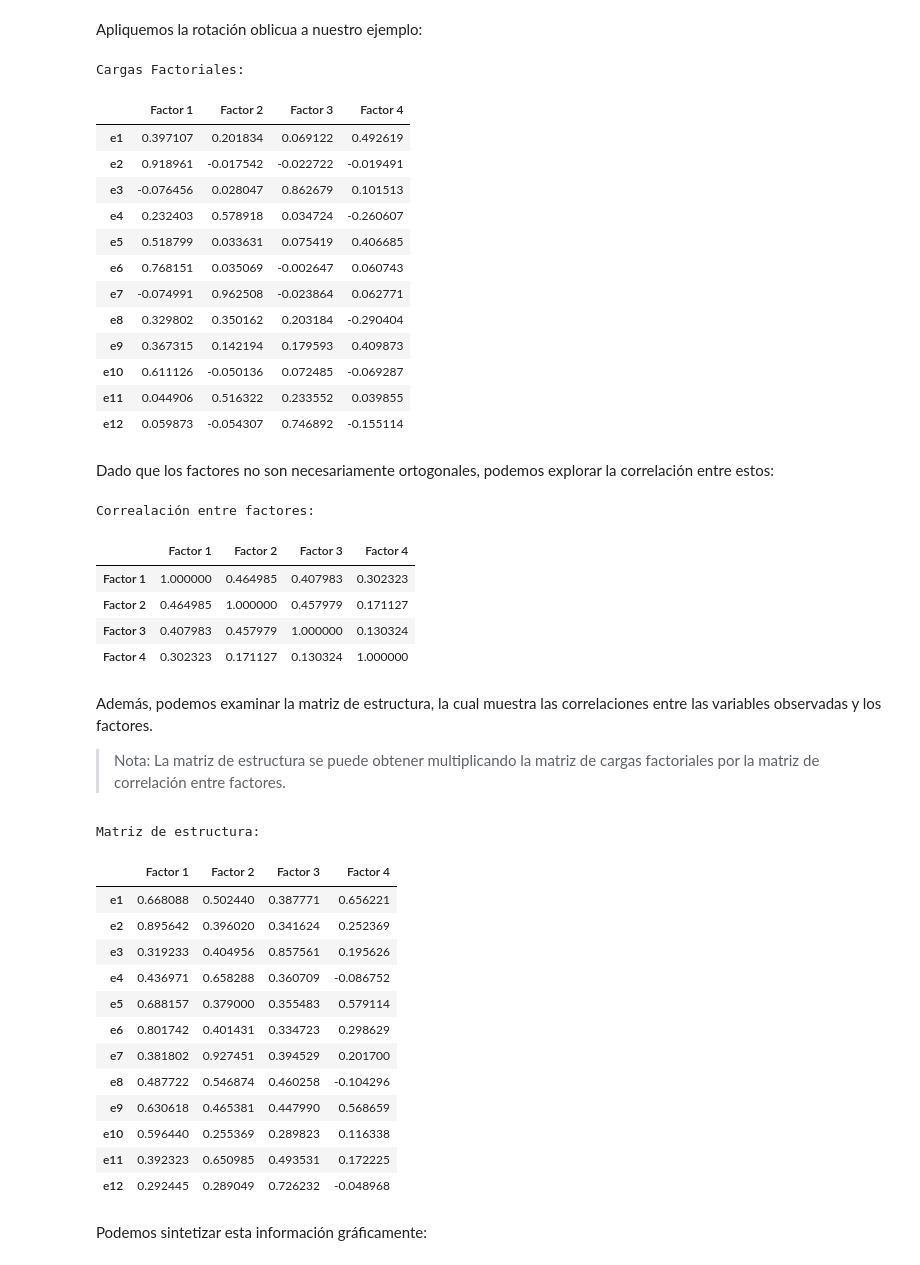
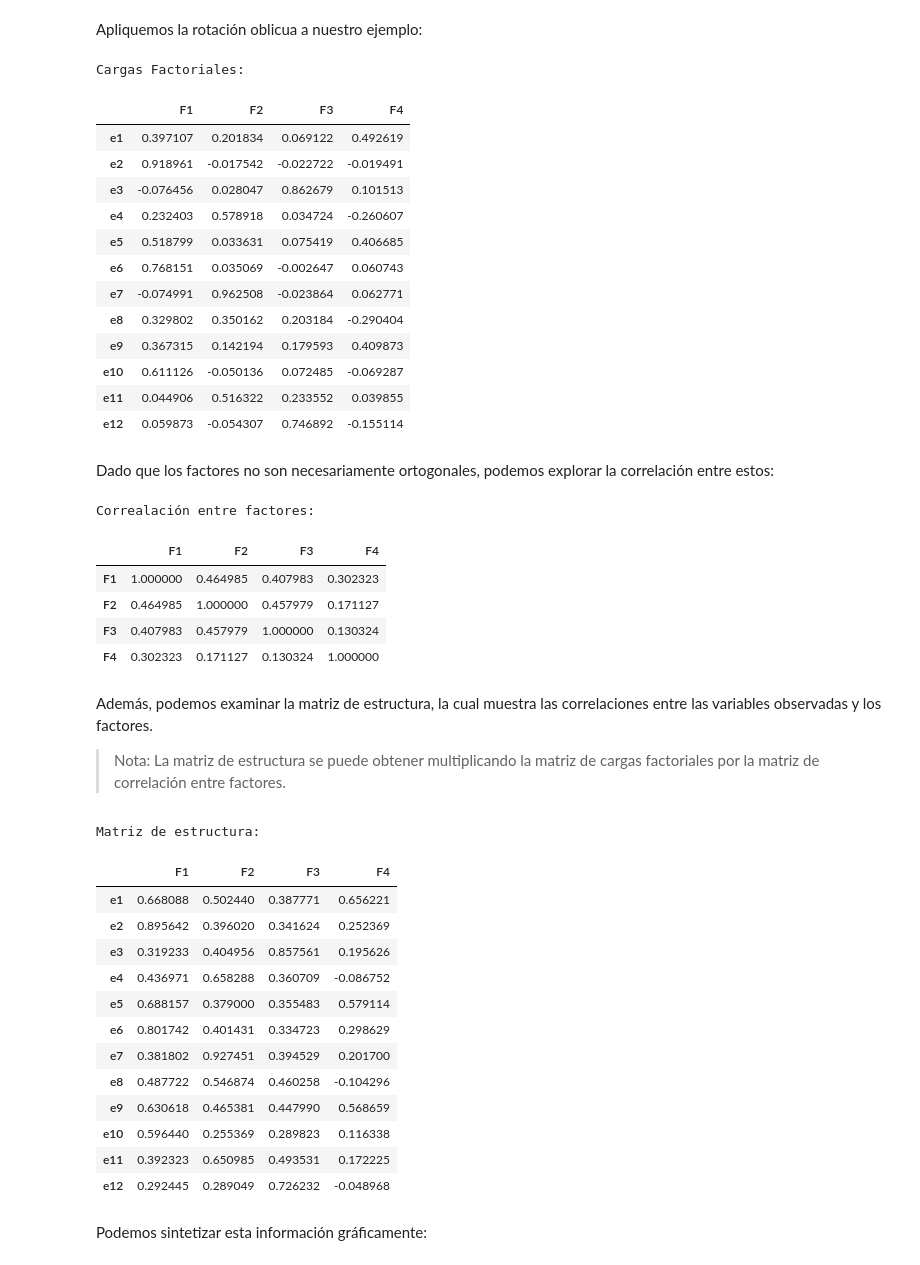
Before and after one commit to renatoparedes/EstadisticaYPsicologiaMatematica, a Jupyter notebook: AFE/AnalisisFactorialExploratorio.ipynb, the cells around one changed output. Saved outputs shown, nothing was run; the diff lists cells and outputs as text; code cells hidden in the pictures.

```diff
--- a/AFE/AnalisisFactorialExploratorio.ipynb
+++ b/AFE/AnalisisFactorialExploratorio.ipynb
@@ -435,12 +435,12 @@ Apliquemos la rotación oblicua a nuestro ejemplo:
 fa = FactorAnalyzer(n_factors=4,rotation="oblimin")
 fa.fit(scaled_df)
 
-loadings = pd.DataFrame(fa.loadings_, columns=['Factor 1', 'Factor 2', 'Factor 3', 'Factor 4'], index=scaled_df.columns)
+loadings = pd.DataFrame(fa.loadings_, columns=['F1', 'F2', 'F3', 'F4'], index=scaled_df.columns)
 print("Cargas Factoriales:")
 loadings
 # %% [output]
 Cargas Factoriales:
-|  | Factor 1 | Factor 2 | Factor 3 | Factor 4 |
+|  | F1 | F2 | F3 | F4 |
 | e1 | 0.397107 | 0.201834 | 0.069122 | 0.492619 |
 | e2 | 0.918961 | -0.017542 | -0.022722 | -0.019491 |
 | e3 | -0.076456 | 0.028047 | 0.862679 | 0.101513 |
@@ -456,27 +456,27 @@ Cargas Factoriales:
 # %% [markdown]
 Dado que los factores no son necesariamente ortogonales, podemos explorar la correlación entre estos:
 # %%
-corr = pd.DataFrame(fa.phi_, columns=['Factor 1', 'Factor 2', 'Factor 3', 'Factor 4'],index=['Factor 1', 'Factor 2', 'Factor 3', 'Factor 4'])
+corr = pd.DataFrame(fa.phi_, columns=['F1', 'F2', 'F3', 'F4'],index=['F1', 'F2', 'F3', 'F4'])
 print("Correalación entre factores:")
 corr
 # %% [output]
 Correalación entre factores:
-|  | Factor 1 | Factor 2 | Factor 3 | Factor 4 |
-| Factor 1 | 1.000000 | 0.464985 | 0.407983 | 0.302323 |
-| Factor 2 | 0.464985 | 1.000000 | 0.457979 | 0.171127 |
-| Factor 3 | 0.407983 | 0.457979 | 1.000000 | 0.130324 |
-| Factor 4 | 0.302323 | 0.171127 | 0.130324 | 1.000000 |
+|  | F1 | F2 | F3 | F4 |
+| F1 | 1.000000 | 0.464985 | 0.407983 | 0.302323 |
+| F2 | 0.464985 | 1.000000 | 0.457979 | 0.171127 |
+| F3 | 0.407983 | 0.457979 | 1.000000 | 0.130324 |
+| F4 | 0.302323 | 0.171127 | 0.130324 | 1.000000 |
 # %% [markdown]
 Además, podemos examinar la matriz de estructura, la cual muestra las correlaciones entre las variables observadas y los factores.
 
 > Nota: La matriz de estructura se puede obtener multiplicando la matriz de cargas factoriales por la matriz de correlación entre factores.
 # %%
-structure = pd.DataFrame(fa.structure_, columns=['Factor 1', 'Factor 2', 'Factor 3', 'Factor 4'], index=scaled_df.columns)
+structure = pd.DataFrame(fa.structure_, columns=['F1', 'F2', 'F3', 'F4'], index=scaled_df.columns)
 print("Matriz de estructura:")
 structure
 # %% [output]
 Matriz de estructura:
-|  | Factor 1 | Factor 2 | Factor 3 | Factor 4 |
+|  | F1 | F2 | F3 | F4 |
 | e1 | 0.668088 | 0.502440 | 0.387771 | 0.656221 |
 | e2 | 0.895642 | 0.396020 | 0.341624 | 0.252369 |
 | e3 | 0.319233 | 0.404956 | 0.857561 | 0.195626 |
```
Also changed, not shown: parts of 38 cells of this notebook.
